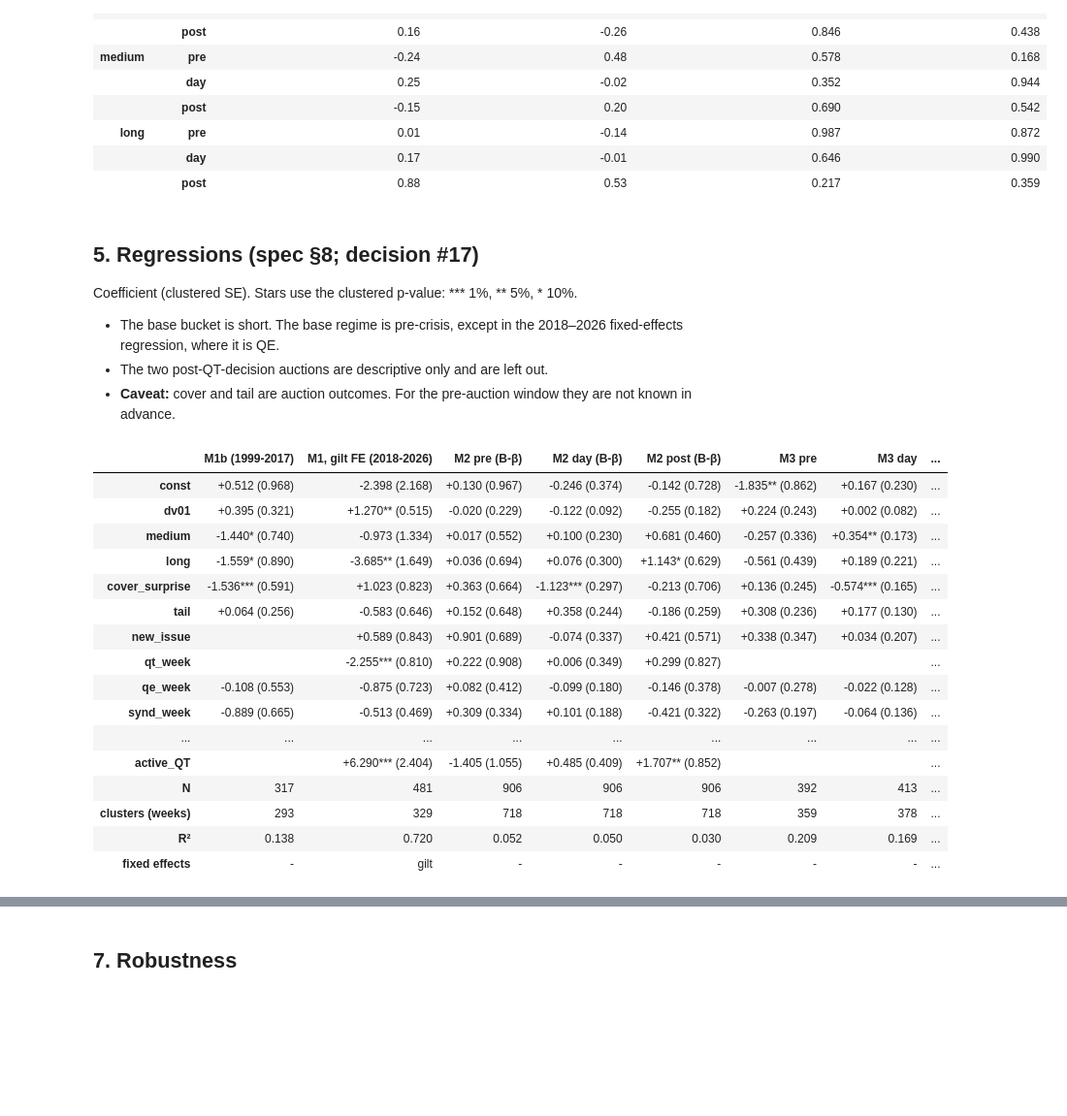
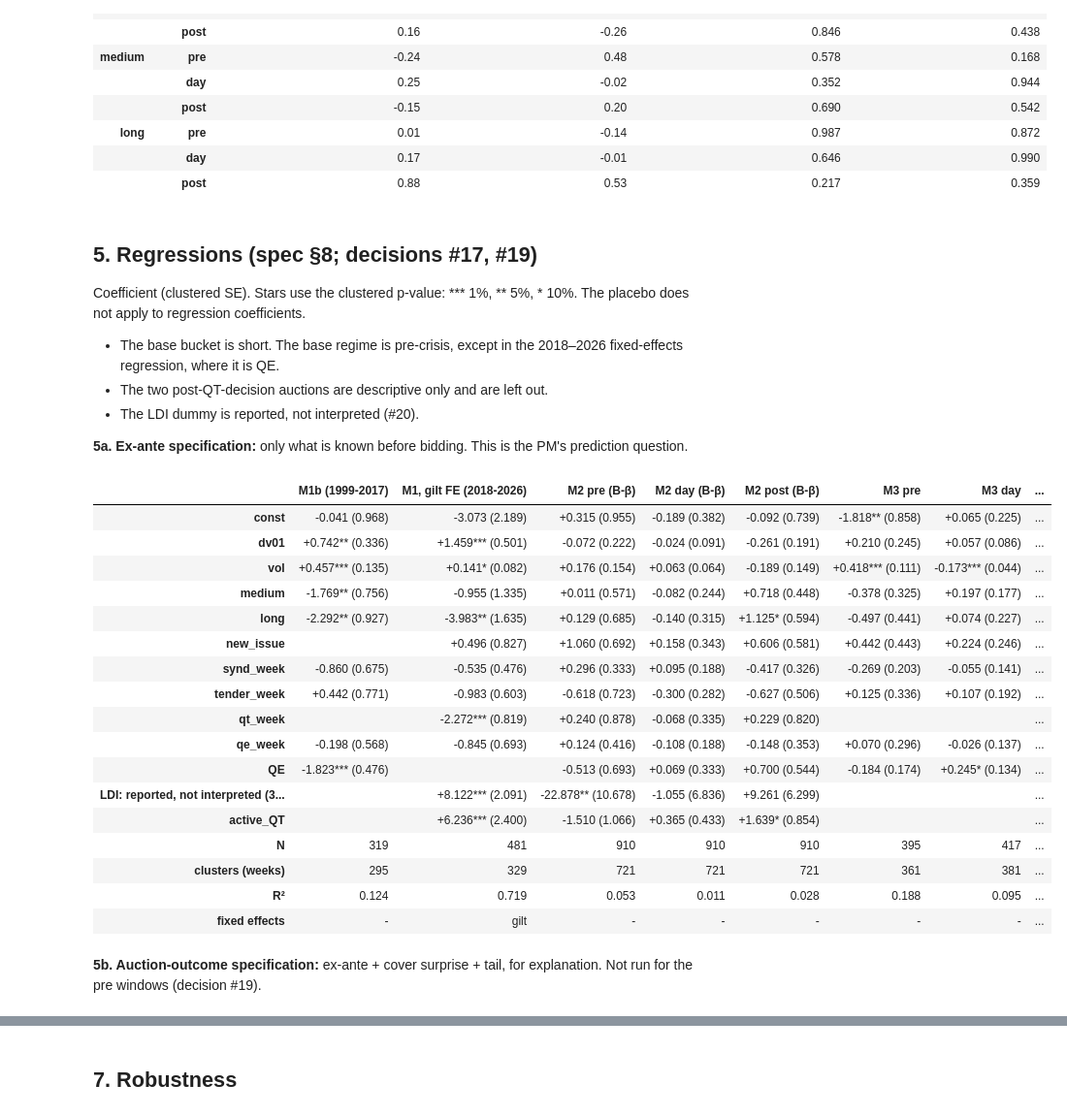
Before and after one commit to nithinpremkumar1999/gilt-auction-concession, a Jupyter notebook: notebooks/05_inference.ipynb, the cells around one changed output, grey strips where cells are left out. Shown at 97% size. Saved outputs shown, nothing was run; the diff lists cells and outputs as text; code cells hidden in the pictures; blank space fills up the shorter version.

```diff
--- a/notebooks/05_inference.ipynb
+++ b/notebooks/05_inference.ipynb
@@ -309,29 +302,34 @@ t.pivot_table(index=["group", "measure"], columns="variant", values="mean_bp", s
 |  | day | 0.17 | -0.01 | 0.646 | 0.990 |
 |  | post | 0.88 | 0.53 | 0.217 | 0.359 |
 # %% [markdown]
-## 5. Regressions (spec §8; decision #17)
+## 5. Regressions (spec §8; decisions #17, #19)
 
-Coefficient (clustered SE). Stars use the clustered p-value: *** 1%, ** 5%, * 10%.
+Coefficient (clustered SE). Stars use the clustered p-value: *** 1%, ** 5%, * 10%. The placebo does not apply to regression coefficients.
 - The base bucket is short. The base regime is pre-crisis, except in the 2018–2026 fixed-effects regression, where it is QE.
 - The two post-QT-decision auctions are descriptive only and are left out.
-- **Caveat:** cover and tail are auction outcomes. For the pre-auction window they are not known in advance.
+- The LDI dummy is reported, not interpreted (#20).
+
+**5a. Ex-ante specification:** only what is known before bidding. This is the PM's prediction question.
 # %%
-OUT["regressions_wide"]
+OUT["regressions_ex_ante"]
 # %% [output]
 |  | M1b (1999-2017) | M1, gilt FE (2018-2026) | M2 pre (B-β) | M2 day (B-β) | M2 post (B-β) | M3 pre | M3 day | ... |
-| const | +0.512 (0.968) | -2.398 (2.168) | +0.130 (0.967) | -0.246 (0.374) | -0.142 (0.728) | -1.835** (0.862) | +0.167 (0.230) | ... |
-| dv01 | +0.395 (0.321) | +1.270** (0.515) | -0.020 (0.229) | -0.122 (0.092) | -0.255 (0.182) | +0.224 (0.243) | +0.002 (0.082) | ... |
-| medium | -1.440* (0.740) | -0.973 (1.334) | +0.017 (0.552) | +0.100 (0.230) | +0.681 (0.460) | -0.257 (0.336) | +0.354** (0.173) | ... |
-| long | -1.559* (0.890) | -3.685** (1.649) | +0.036 (0.694) | +0.076 (0.300) | +1.143* (0.629) | -0.561 (0.439) | +0.189 (0.221) | ... |
-| cover_surprise | -1.536*** (0.591) | +1.023 (0.823) | +0.363 (0.664) | -1.123*** (0.297) | -0.213 (0.706) | +0.136 (0.245) | -0.574*** (0.165) | ... |
-| tail | +0.064 (0.256) | -0.583 (0.646) | +0.152 (0.648) | +0.358 (0.244) | -0.186 (0.259) | +0.308 (0.236) | +0.177 (0.130) | ... |
-| new_issue |  | +0.589 (0.843) | +0.901 (0.689) | -0.074 (0.337) | +0.421 (0.571) | +0.338 (0.347) | +0.034 (0.207) | ... |
-| qt_week |  | -2.255*** (0.810) | +0.222 (0.908) | +0.006 (0.349) | +0.299 (0.827) |  |  | ... |
-| qe_week | -0.108 (0.553) | -0.875 (0.723) | +0.082 (0.412) | -0.099 (0.180) | -0.146 (0.378) | -0.007 (0.278) | -0.022 (0.128) | ... |
-| synd_week | -0.889 (0.665) | -0.513 (0.469) | +0.309 (0.334) | +0.101 (0.188) | -0.421 (0.322) | -0.263 (0.197) | -0.064 (0.136) | ... |
-| ... | ... | ... | ... | ... | ... | ... | ... | ... |
-| active_QT |  | +6.290*** (2.404) | -1.405 (1.055) | +0.485 (0.409) | +1.707** (0.852) |  |  | ... |
-| N | 317 | 481 | 906 | 906 | 906 | 392 | 413 | ... |
-| clusters (weeks) | 293 | 329 | 718 | 718 | 718 | 359 | 378 | ... |
-| R² | 0.138 | 0.720 | 0.052 | 0.050 | 0.030 | 0.209 | 0.169 | ... |
+| const | -0.041 (0.968) | -3.073 (2.189) | +0.315 (0.955) | -0.189 (0.382) | -0.092 (0.739) | -1.818** (0.858) | +0.065 (0.225) | ... |
+| dv01 | +0.742** (0.336) | +1.459*** (0.501) | -0.072 (0.222) | -0.024 (0.091) | -0.261 (0.191) | +0.210 (0.245) | +0.057 (0.086) | ... |
+| vol | +0.457*** (0.135) | +0.141* (0.082) | +0.176 (0.154) | +0.063 (0.064) | -0.189 (0.149) | +0.418*** (0.111) | -0.173*** (0.044) | ... |
+| medium | -1.769** (0.756) | -0.955 (1.335) | +0.011 (0.571) | -0.082 (0.244) | +0.718 (0.448) | -0.378 (0.325) | +0.197 (0.177) | ... |
+| long | -2.292** (0.927) | -3.983** (1.635) | +0.129 (0.685) | -0.140 (0.315) | +1.125* (0.594) | -0.497 (0.441) | +0.074 (0.227) | ... |
+| new_issue |  | +0.496 (0.827) | +1.060 (0.692) | +0.158 (0.343) | +0.606 (0.581) | +0.442 (0.443) | +0.224 (0.246) | ... |
+| synd_week | -0.860 (0.675) | -0.535 (0.476) | +0.296 (0.333) | +0.095 (0.188) | -0.417 (0.326) | -0.269 (0.203) | -0.055 (0.141) | ... |
+| tender_week | +0.442 (0.771) | -0.983 (0.603) | -0.618 (0.723) | -0.300 (0.282) | -0.627 (0.506) | +0.125 (0.336) | +0.107 (0.192) | ... |
+| qt_week |  | -2.272*** (0.819) | +0.240 (0.878) | -0.068 (0.335) | +0.229 (0.820) |  |  | ... |
+| qe_week | -0.198 (0.568) | -0.845 (0.693) | +0.124 (0.416) | -0.108 (0.188) | -0.148 (0.353) | +0.070 (0.296) | -0.026 (0.137) | ... |
+| QE | -1.823*** (0.476) |  | -0.513 (0.693) | +0.069 (0.333) | +0.700 (0.544) | -0.184 (0.174) | +0.245* (0.134) | ... |
+| LDI: reported, not interpreted (3... |  | +8.122*** (2.091) | -22.878** (10.678) | -1.055 (6.836) | +9.261 (6.299) |  |  | ... |
+| active_QT |  | +6.236*** (2.400) | -1.510 (1.066) | +0.365 (0.433) | +1.639* (0.854) |  |  | ... |
+| N | 319 | 481 | 910 | 910 | 910 | 395 | 417 | ... |
+| clusters (weeks) | 295 | 329 | 721 | 721 | 721 | 361 | 381 | ... |
+| R² | 0.124 | 0.719 | 0.053 | 0.011 | 0.028 | 0.188 | 0.095 | ... |
 | fixed effects | - | gilt | - | - | - | - | - | ... |
+# %% [markdown]
+**5b. Auction-outcome specification:** ex-ante + cover surprise + tail, for explanation. Not run for the pre windows (decision #19).
```
Also changed, not shown: parts of 32 cells of this notebook, 38 other files.
